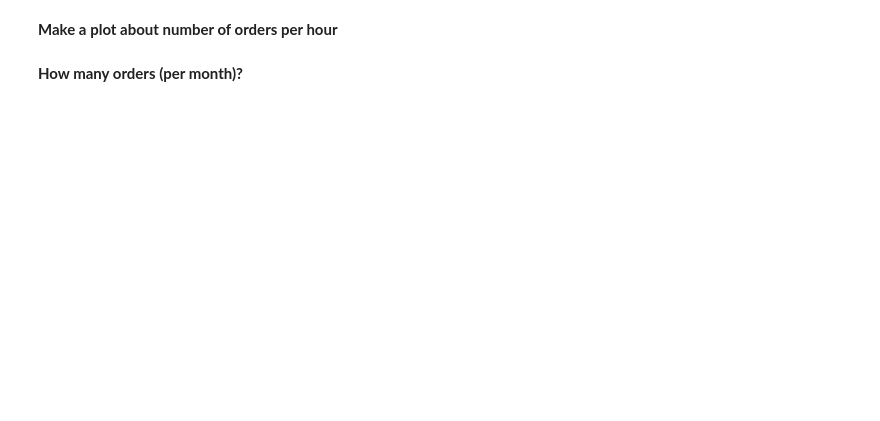
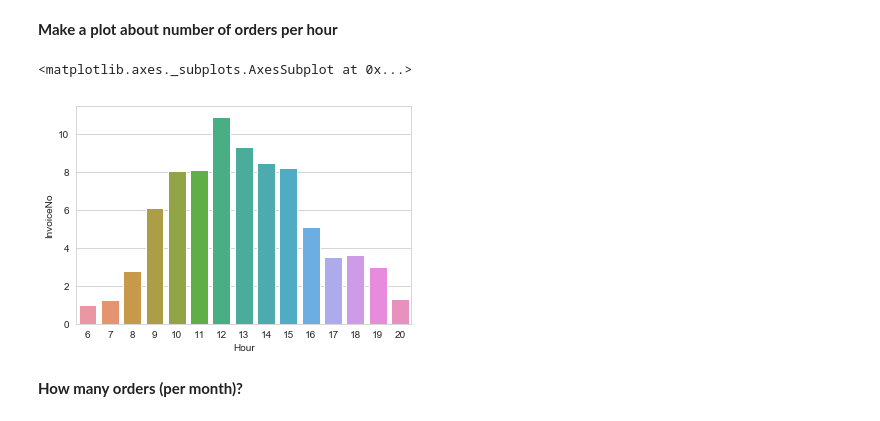
Before and after one commit to truongvihuy/Week3Assignment, a Jupyter notebook: Trương Vĩ Huy - Assignment Week 3 - Data Science.ipynb, the cells around one changed output. Saved outputs shown, nothing was run; the diff lists cells and outputs as text; code cells hidden in the pictures; blank space fills up the shorter version.

```diff
--- a/Trương Vĩ Huy - Assignment Week 3 - Data Science.ipynb
+++ b/Trương Vĩ Huy - Assignment Week 3 - Data Science.ipynb
@@ -256,6 +256,9 @@ latin1.groupby('Year').sum().sort_values('UnitPrice', ascending=False).head(1)
 
 **How many orders (per hour)?**
 # %%
-# latin1['Hour'] = latin1['InvoiceDate'].dt.strftime("%Y/%m/%d %H")
-# orderhour = latin1.groupby(by=['Hour','InvoiceNo'],as_index=False).mean()['Hour'].value_counts()
-# orderhour
+latin1['Hour'] = latin1['InvoiceDate'].dt.hour
+latin1['Date'] = latin1['InvoiceDate'].dt.strftime("%Y/%m/%d")
+orderhour = latin1.groupby(by=['Hour','Date','InvoiceNo'],as_index=False).first()
+orderhour = orderhour.groupby(by=['Hour','Date'], as_index=False)['InvoiceNo'].count()
+orderhour = orderhour.groupby(by=['Hour'], as_index=False).mean()
+orderhour
@@ -266,2 +284,7 @@ latin1.groupby('Year').sum().sort_values('UnitPrice', ascending=False).head(1)
+# %%
+sns.barplot(x = 'Hour' ,y='InvoiceNo', data=orderhour)
+# %% [output]
+<matplotlib.axes._subplots.AxesSubplot at 0x...>
+[figure, added]
 # %% [markdown]
 **How many orders (per month)?**
```
Also changed, not shown: parts of 6 cells of this notebook.
